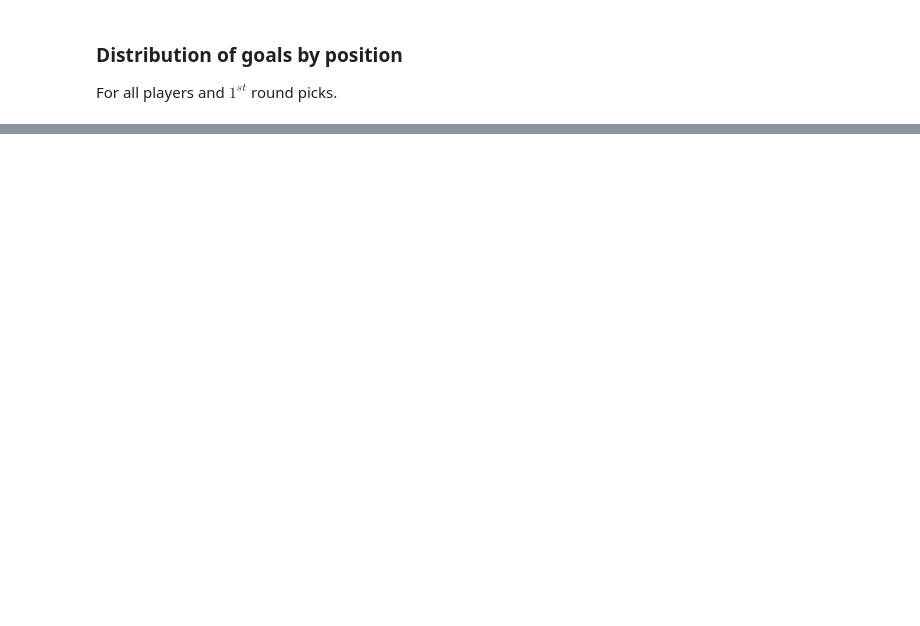
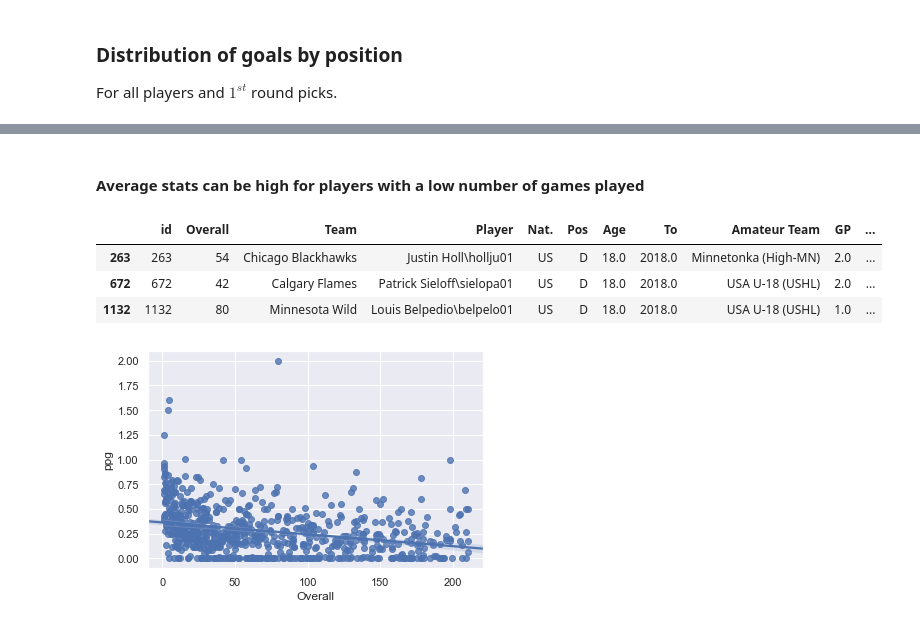
Before and after one commit to stepan-o/nhl_draft, a Jupyter notebook: notebooks/EDA/nhl_draft_EDA.ipynb, the cells around one changed output, grey strips where cells are left out. Cells and saved outputs as stored; diff of their text form; code cells hidden in the pictures; blank space fills up the shorter version.

Commit message:
add pts vs overall plots by position

```diff
--- a/notebooks/EDA/nhl_draft_EDA.ipynb
+++ b/notebooks/EDA/nhl_draft_EDA.ipynb
@@ -282,3 +425,19 @@ g.fig.suptitle("Distribution of goals for $1^{st}$ round picks, by position");
+# %% [markdown]
+#### Average stats can be high for players with a low number of games played
+# %%
+mask1 = df['Nat.'] == 'US'
+mask2 = df['Pos'] == 'D'
+mask3 = df['ppg'] > 0.9
+df[mask1 & mask2 & mask3]
+# %% [output]
+|  | id | Overall | Team | Player | Nat. | Pos | Age | To | Amateur Team | GP | ... |
+| 263 | 263 | 54 | Chicago Blackhawks | Justin Holl\hollju01 | US | D | 18.0 | 2018.0 | Minnetonka (High-MN) | 2.0 | ... |
+| 672 | 672 | 42 | Calgary Flames | Patrick Sieloff\sielopa01 | US | D | 18.0 | 2018.0 | USA U-18 (USHL) | 2.0 | ... |
+| 1132 | 1132 | 80 | Minnesota Wild | Louis Belpedio\belpelo01 | US | D | 18.0 | 2018.0 | USA U-18 (USHL) | 1.0 | ... |
+# %%
+ax = sns.regplot(data=df, x='Overall', y='ppg')
+# %% [output]
+[figure, added]
 # %%
 df.columns
 # %% [output]
```
Also changed, not shown: parts of 27 cells of this notebook.
